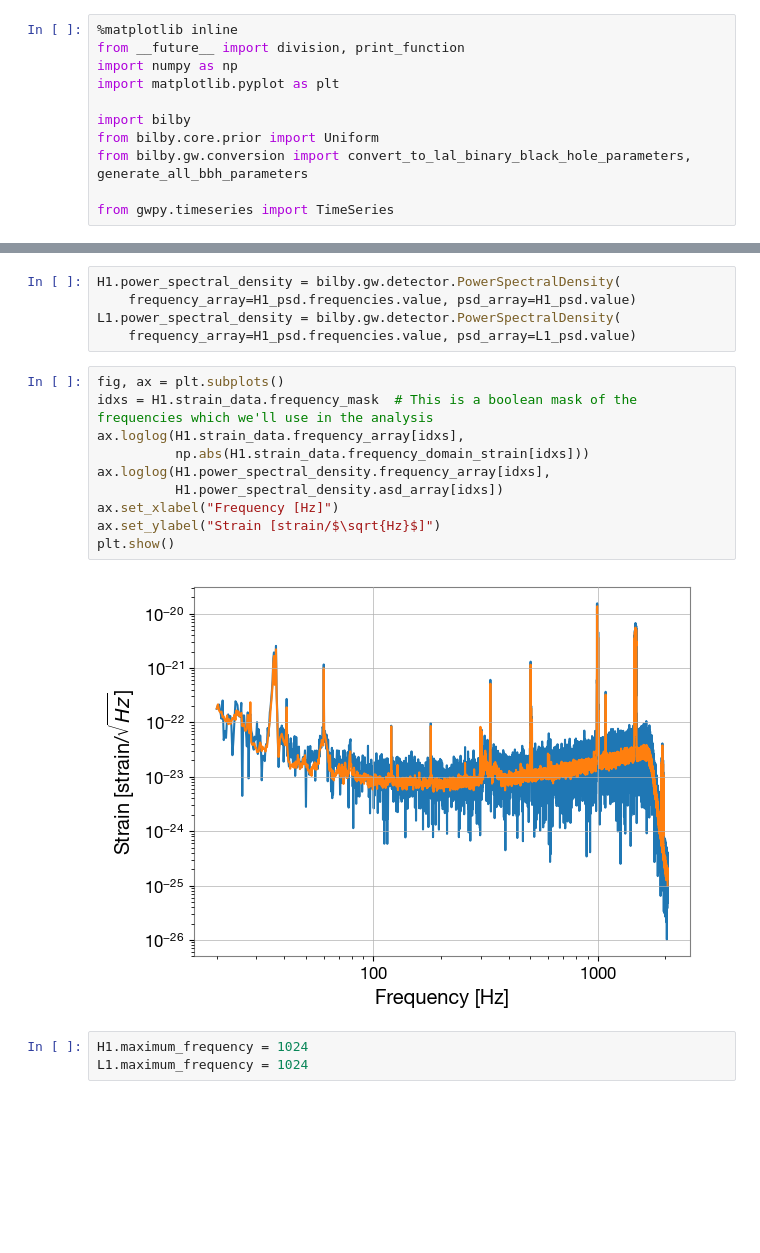
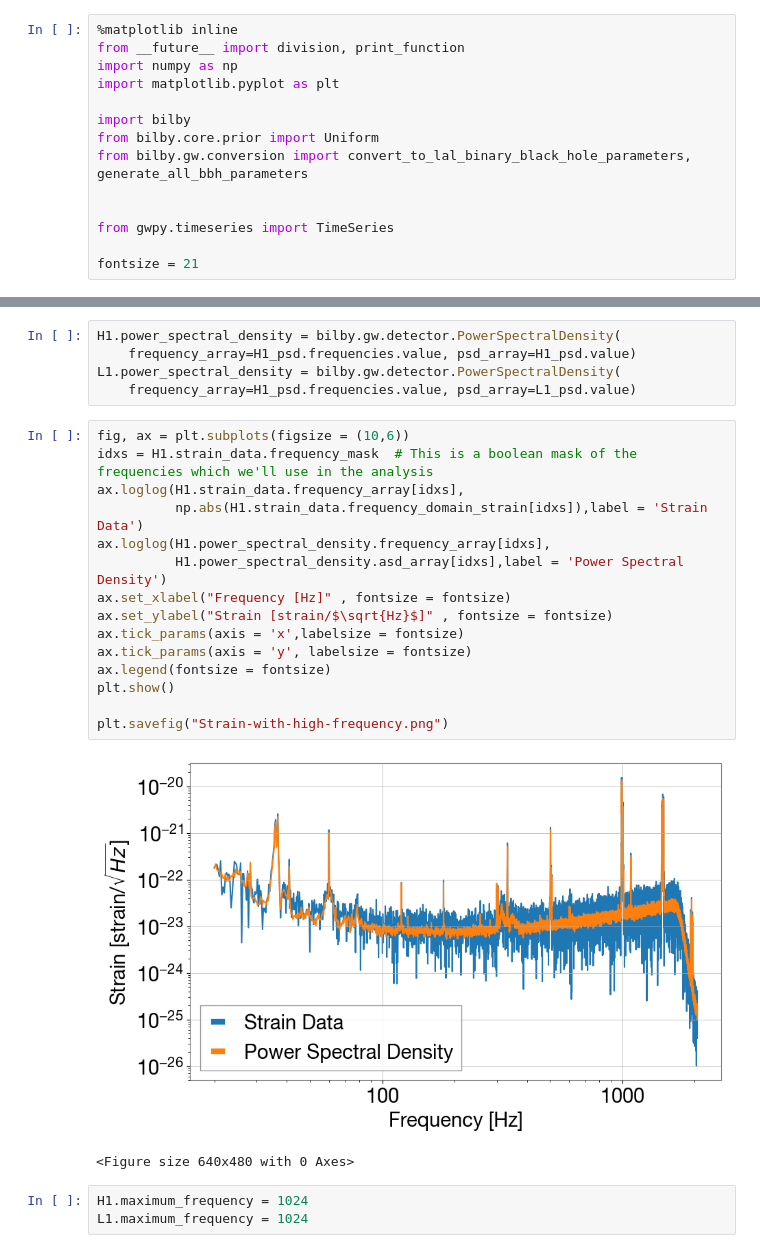
Before and after one commit to maxthebigcoda/astro-projects, a Jupyter notebook: parameter-estimation/bilby_real.ipynb, the cells around one changed output, grey strips where cells are left out. Saved outputs shown, nothing was run; the diff lists cells and outputs as text; blank space fills up the shorter version.

Commit message:
minor changes made to plots

```diff
--- a/parameter-estimation/bilby_real.ipynb
+++ b/parameter-estimation/bilby_real.ipynb
@@ -177,7 +170,10 @@ import bilby
 from bilby.core.prior import Uniform
 from bilby.gw.conversion import convert_to_lal_binary_black_hole_parameters, generate_all_bbh_parameters
 
+
 from gwpy.timeseries import TimeSeries
+
+fontsize = 21
 # %%
 print(bilby.__version__)
 # %% [output]
@@ -226,17 +223,23 @@ H1.power_spectral_density = bilby.gw.detector.PowerSpectralDensity(
 L1.power_spectral_density = bilby.gw.detector.PowerSpectralDensity(
     frequency_array=H1_psd.frequencies.value, psd_array=L1_psd.value)
 # %%
-fig, ax = plt.subplots()
+fig, ax = plt.subplots(figsize = (10,6))
 idxs = H1.strain_data.frequency_mask  # This is a boolean mask of the frequencies which we'll use in the analysis
 ax.loglog(H1.strain_data.frequency_array[idxs],
-          np.abs(H1.strain_data.frequency_domain_strain[idxs]))
+          np.abs(H1.strain_data.frequency_domain_strain[idxs]),label = 'Strain Data')
 ax.loglog(H1.power_spectral_density.frequency_array[idxs],
-          H1.power_spectral_density.asd_array[idxs])
-ax.set_xlabel("Frequency [Hz]")
-ax.set_ylabel("Strain [strain/$\sqrt{Hz}$]")
+          H1.power_spectral_density.asd_array[idxs],label = 'Power Spectral Density')
+ax.set_xlabel("Frequency [Hz]" , fontsize = fontsize)
+ax.set_ylabel("Strain [strain/$\sqrt{Hz}$]" , fontsize = fontsize)
+ax.tick_params(axis = 'x',labelsize = fontsize)
+ax.tick_params(axis = 'y', labelsize = fontsize)
+ax.legend(fontsize = fontsize)
 plt.show()
+
+plt.savefig("Strain-with-high-frequency.png")
 # %% [output]
-[figure, old version]
+[figure, new version]
+<Figure size 640x480 with 0 Axes>
 # %%
 H1.maximum_frequency = 1024
 L1.maximum_frequency = 1024
```
Also changed, not shown: parts of 13 cells of this notebook, 1 other file.
